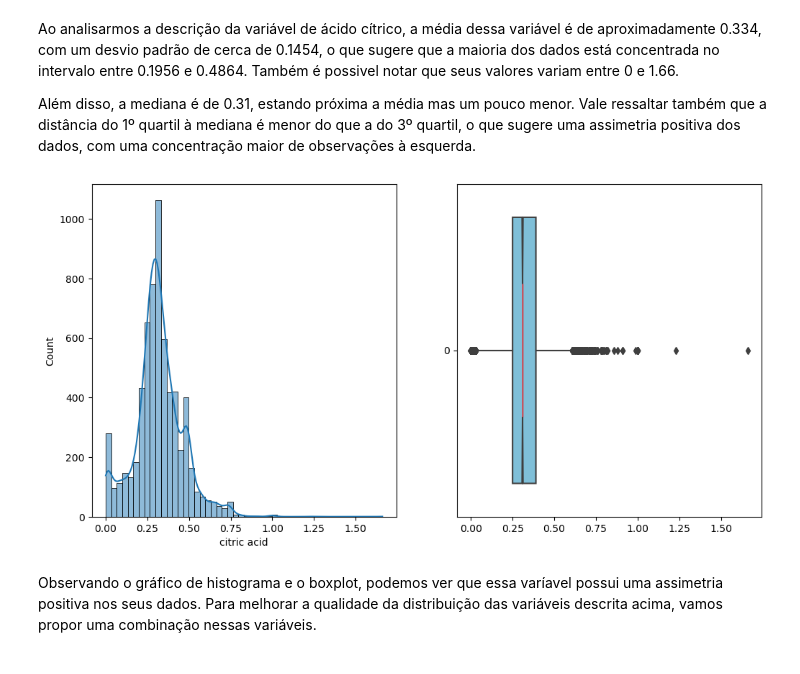
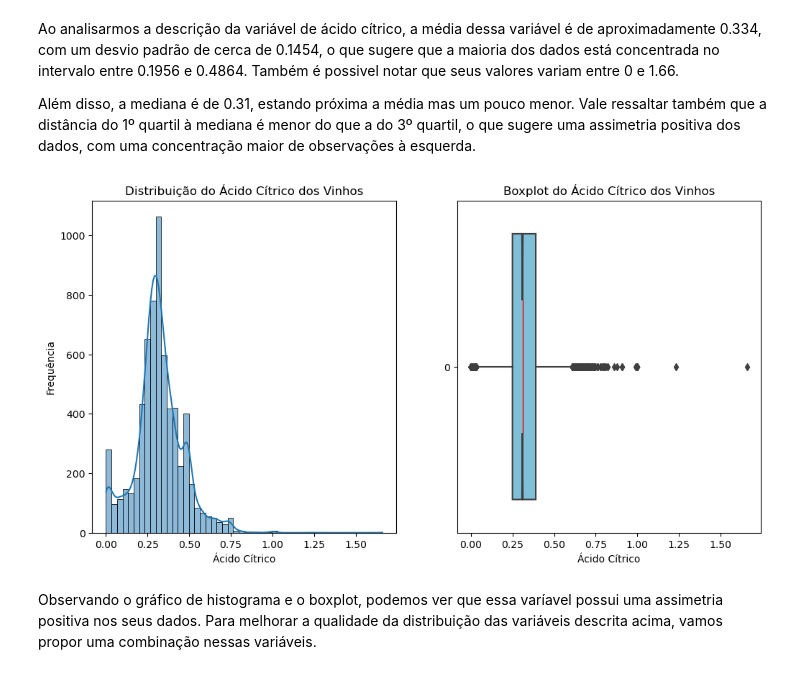
Before and after one commit to gabrieldadcarvalho/machine_learning, a Jupyter notebook: wine_quality/analitic_wine.ipynb, the cells around one changed output. Drawn from its saved outputs; the diff is of its cells as text; code cells hidden in the pictures.

```diff
--- a/wine_quality/analitic_wine.ipynb
+++ b/wine_quality/analitic_wine.ipynb
@@ -238,14 +248,19 @@ Além disso, a mediana é de 0.31, estando próxima a média mas um pouco menor.
 # %%
 plt.figure(figsize=(12, 6))
 plt.subplot(1, 2, 1)
 sns.histplot(x["citric acid"], kde=True, bins=50)
+plt.title("Distribuição do Ácido Cítrico dos Vinhos")
+plt.xlabel("Ácido Cítrico")
+plt.ylabel("Frequência")
 plt.subplot(1, 2, 2)
-sns.boxplot(x["citric acid"],  orient='h',    notch=True, showcaps=False,
-    boxprops={"facecolor": (0, .5, .7, .5)},
-    medianprops={"color": "r", "linewidth": 1})
+sns.boxplot(x["citric acid"], orient='h', notch=True, showcaps=False,
+            boxprops={"facecolor": (0, .5, .7, .5)},
+            medianprops={"color": "r", "linewidth": 1})
+plt.title("Boxplot do Ácido Cítrico dos Vinhos")
+plt.xlabel("Ácido Cítrico")
 plt.show()
 # %% [output]
-[figure, old version]
+[figure, new version]
 # %% [markdown]
 Observando o gráfico de histograma e o boxplot, podemos ver que essa varíavel possui uma assimetria positiva nos seus dados. Para melhorar a qualidade da distribuição das variáveis descrita acima, vamos propor uma combinação nessas variáveis.
 # %% [markdown]
```
Also changed, not shown: parts of 23 cells of this notebook.
